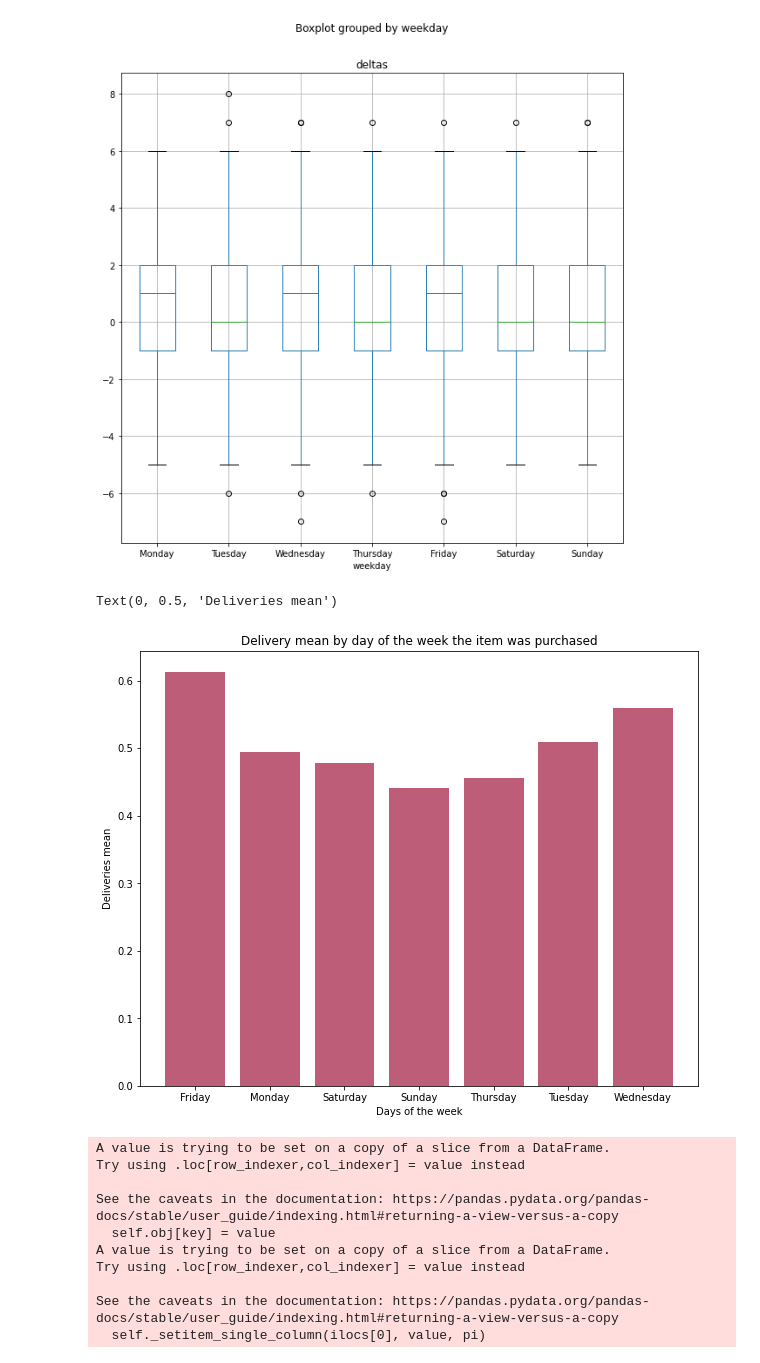
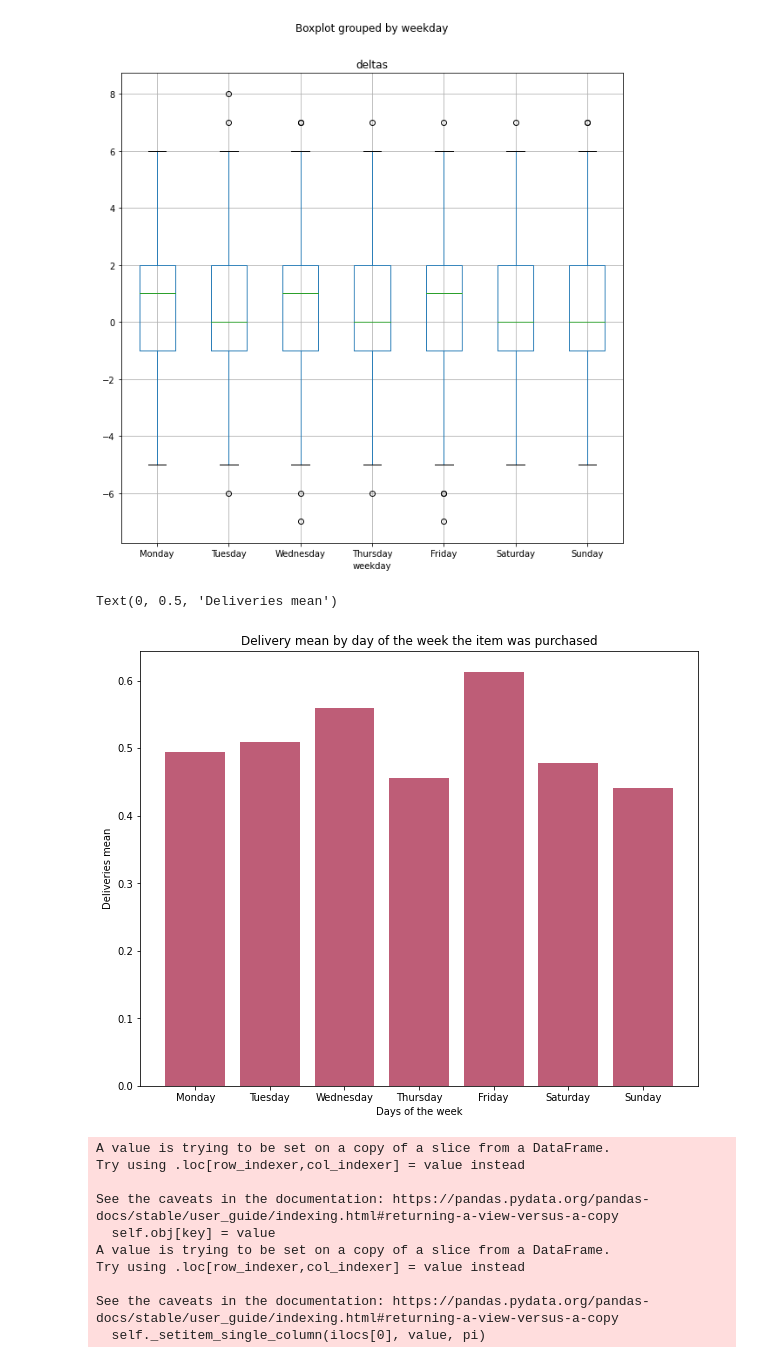
Before and after one commit to Magdahime/IUM_project, a Jupyter notebook: DataVisualization.ipynb, the cells around one changed output. Saved outputs shown, nothing was run; the diff lists cells and outputs as text; code cells hidden in the pictures.

```diff
--- a/DataVisualization.ipynb
+++ b/DataVisualization.ipynb
@@ -193,20 +193,18 @@ deliveries_ses_user_prod.boxplot(column="deltas",by='weekday',figsize=(10,10), p
 # %%
 # No simple way to reorder the bars in matplotlib, so we had to use this trick
 # We create an artificial key, by which we will sort dataframe
-weekdays = ['Monday', 'Tuesday', 'Wednesday', 'Thursday', 'Friday', 'Saturday', 'Sunday']
-mapping = {day: i for i, day in enumerate(weekdays)}
 work_df = deliveries_ses_user_prod
 work_df = work_df.groupby('weekday').deltas.mean().reset_index()
-key = work_df['weekday'].map(mapping)
-work_df.iloc[key.argsort()]
+work_df = work_df.reindex([1,5,6,4,0,2,3])
 plt.figure(figsize=(10, 8))
+
 plt.bar(work_df.weekday, work_df.deltas, color='#BE5D77')
 plt.title("Delivery mean by day of the week the item was purchased")
 plt.xlabel("Days of the week")
 plt.ylabel("Deliveries mean")
 # %% [output]
 Text(0, 0.5, 'Deliveries mean')
-[figure, old version]
+[figure, new version]
 # %%
 #Function for labeling rows
 def labelTimeOfDay(row):
```
